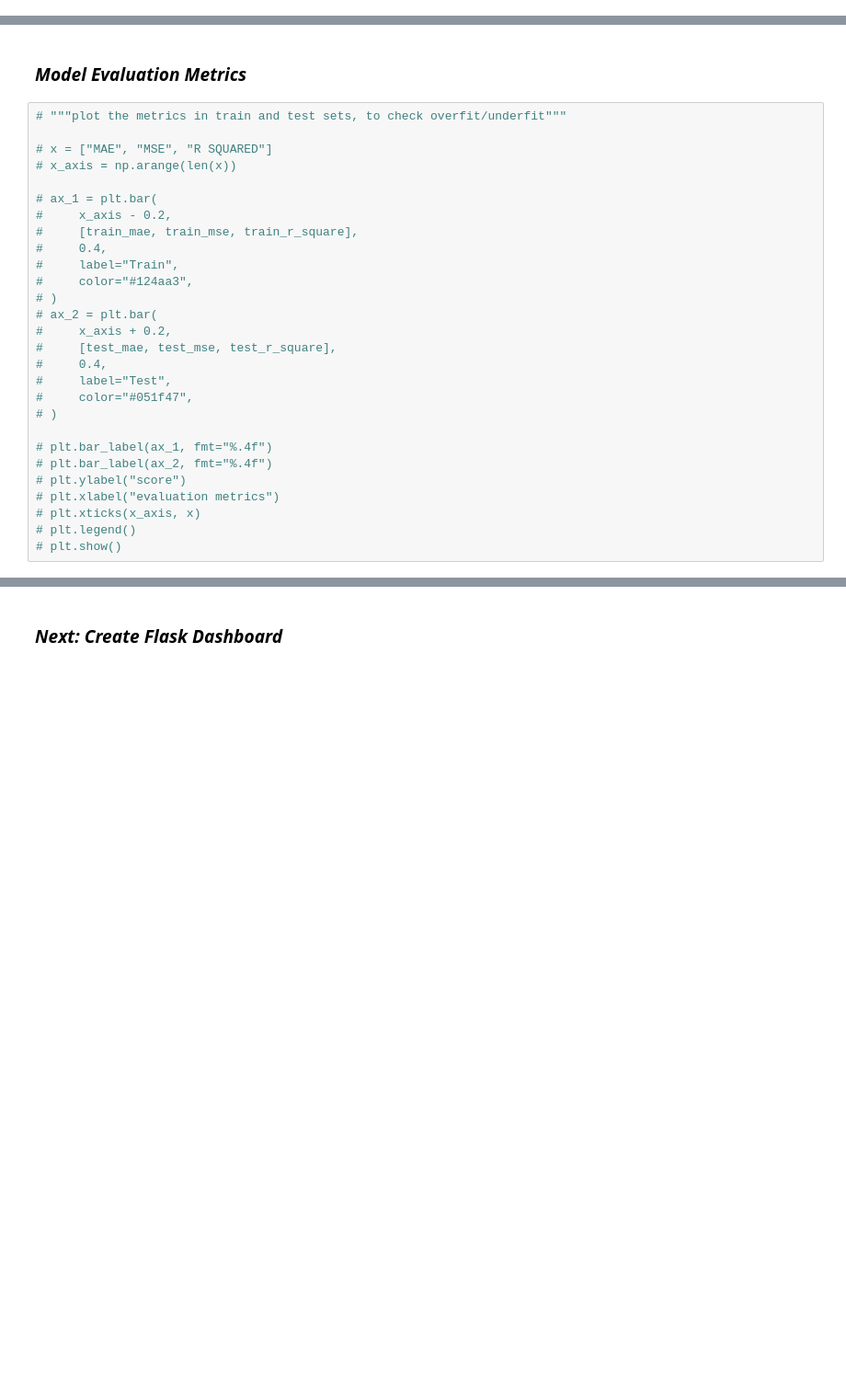
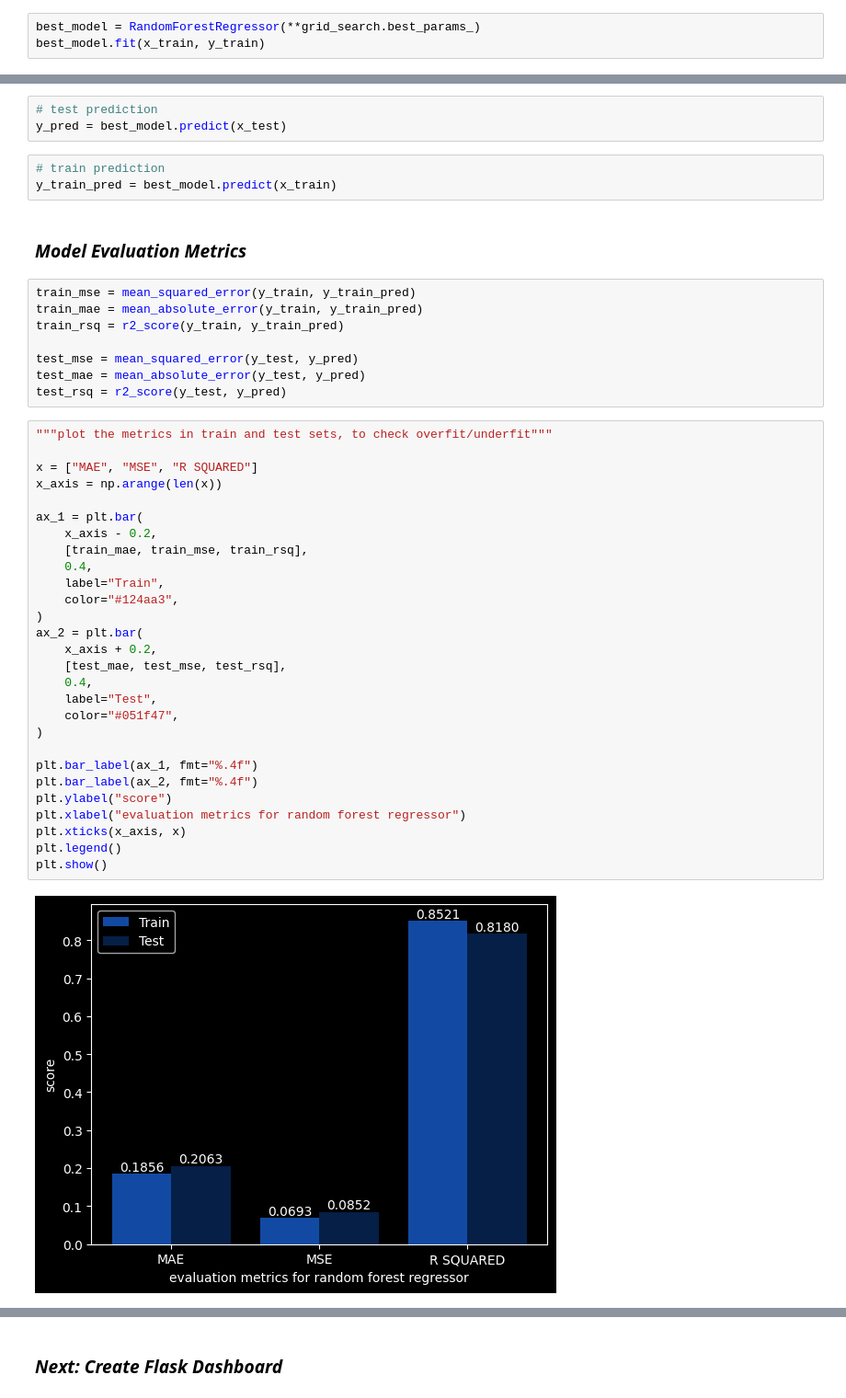
Before and after one commit to adnaaaen/air-quality-index-analysis, a Jupyter notebook: notebooks/04_model_building.ipynb, the cells around one changed output, grey strips where cells are left out. Shown: that part at 92% size. Drawn from its saved outputs; the diff is of its cells as text; blank space fills up the shorter version.

Commit message:
update model into random forest

```diff
--- a/notebooks/04_model_building.ipynb
+++ b/notebooks/04_model_building.ipynb
@@ -99,0 +125,3 @@ random_forest_test_r_square = r2_score(y_test, y_pred)
+# %%
+best_model = RandomForestRegressor(**grid_search.best_params_)
+best_model.fit(x_train, y_train)
@@ -100,30 +130,46 @@ random_forest_test_r_square = r2_score(y_test, y_pred)
+# %%
+# test prediction
+y_pred = best_model.predict(x_test)
+# %%
+# train prediction
+y_train_pred = best_model.predict(x_train)
 # %% [markdown]
 ### ***Model Evaluation Metrics***
+# %%
+train_mse = mean_squared_error(y_train, y_train_pred)
+train_mae = mean_absolute_error(y_train, y_train_pred)
+train_rsq = r2_score(y_train, y_train_pred)
+
+test_mse = mean_squared_error(y_test, y_pred)
+test_mae = mean_absolute_error(y_test, y_pred)
+test_rsq = r2_score(y_test, y_pred)
 # %%
-# """plot the metrics in train and test sets, to check overfit/underfit"""
+"""plot the metrics in train and test sets, to check overfit/underfit"""
 
-# x = ["MAE", "MSE", "R SQUARED"]
-# x_axis = np.arange(len(x))
+x = ["MAE", "MSE", "R SQUARED"]
+x_axis = np.arange(len(x))
 
-# ax_1 = plt.bar(
-#     x_axis - 0.2,
-#     [train_mae, train_mse, train_r_square],
-#     0.4,
-#     label="Train",
-#     color="#124aa3",
-# )
-# ax_2 = plt.bar(
-#     x_axis + 0.2,
-#     [test_mae, test_mse, test_r_square],
-#     0.4,
-#     label="Test",
-#     color="#051f47",
-# )
+ax_1 = plt.bar(
+    x_axis - 0.2,
+    [train_mae, train_mse, train_rsq],
+    0.4,
+    label="Train",
+    color="#124aa3",
+)
+ax_2 = plt.bar(
+    x_axis + 0.2,
+    [test_mae, test_mse, test_rsq],
+    0.4,
+    label="Test",
+    color="#051f47",
+)
 
-# plt.bar_label(ax_1, fmt="%.4f")
-# plt.bar_label(ax_2, fmt="%.4f")
-# plt.ylabel("score")
-# plt.xlabel("evaluation metrics")
-# plt.xticks(x_axis, x)
-# plt.legend()
-# plt.show()
+plt.bar_label(ax_1, fmt="%.4f")
+plt.bar_label(ax_2, fmt="%.4f")
+plt.ylabel("score")
+plt.xlabel("evaluation metrics for random forest regressor")
+plt.xticks(x_axis, x)
+plt.legend()
+plt.show()
+# %% [output]
+[figure, added]
```
Also changed, not shown: parts of 23 cells of this notebook, 9 other files.
